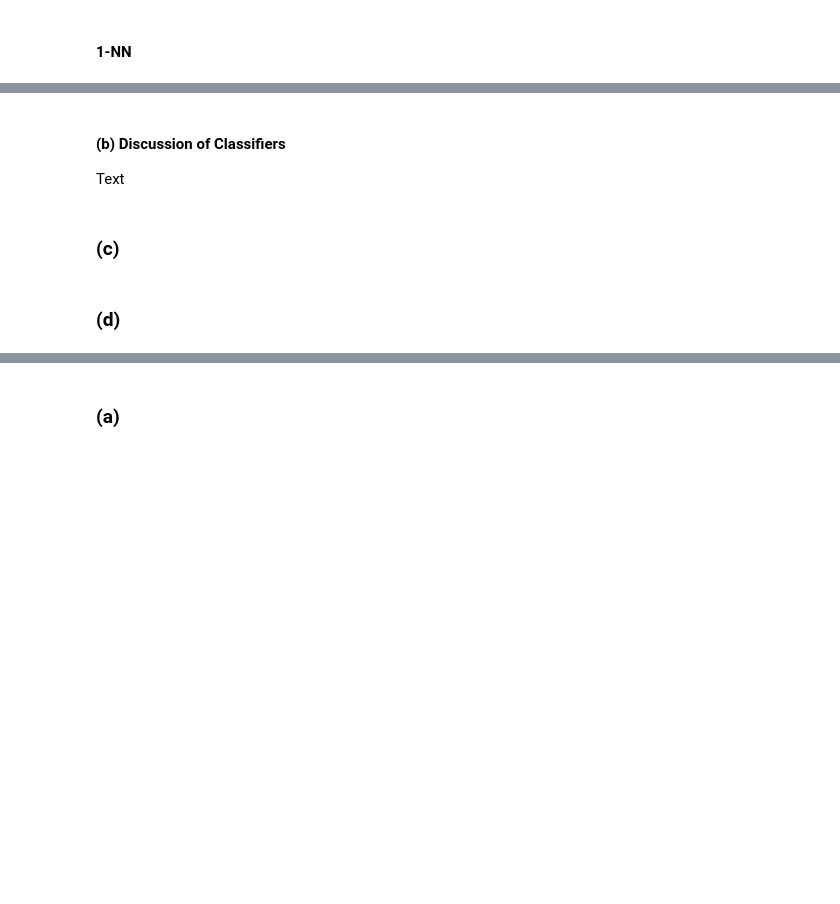
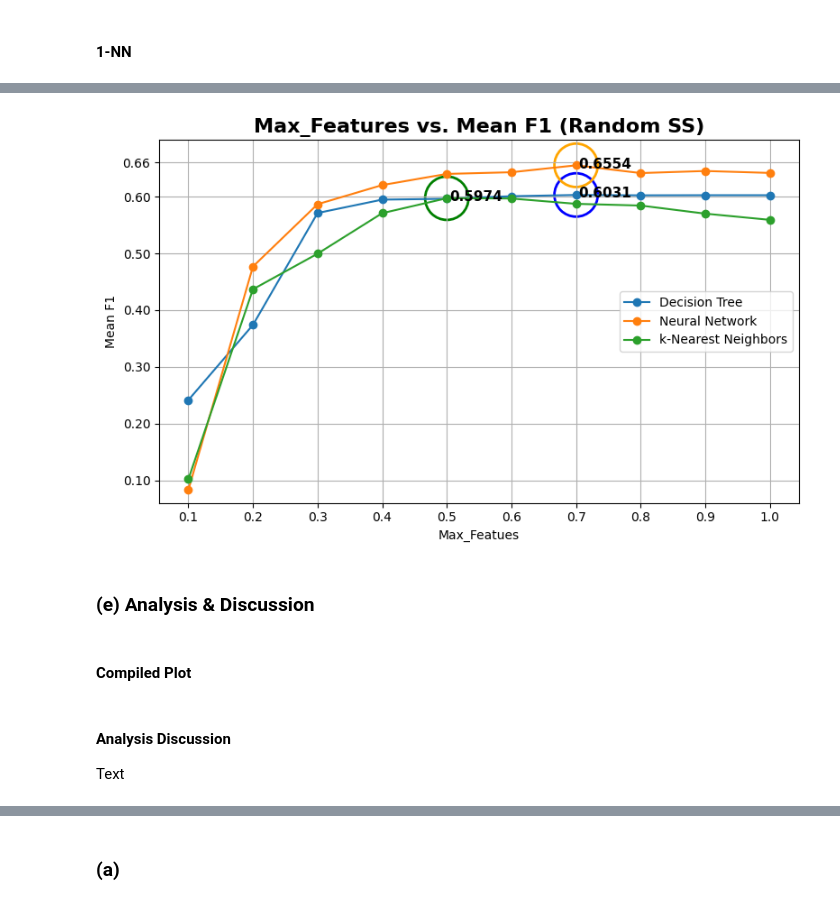
Before and after one commit to dandex200/COMP47490_Machine_Learning, a Jupyter notebook: Assignment_2/ML_A2.ipynb, the cells around one changed output, grey strips where cells are left out. Cells and saved outputs as stored; diff of their text form; code cells hidden in the pictures; blank space fills up the shorter version.

```diff
--- a/Assignment_2/ML_A2.ipynb
+++ b/Assignment_2/ML_A2.ipynb
@@ -286,8 +1072,46 @@ NameError: name 'keras' is not defined
+# %%
+# Plot
+fig, ax = plt.subplots(figsize=(8, 5))
+
+dtc_max_features = [result['max_features'] for result in dtc_random_features_results_list]
+dtc_mean_f1 = [result['mean_f1'] for result in dtc_random_features_results_list]
+nn_max_features = [result['max_features'] for result in NN_random_features_results_list]
+nn_mean_f1 = [result['mean_f1'] for result in NN_random_features_results_list]
+knn_max_features = [result['max_features'] for result in KNN_random_feature_results_list]
+knn_mean_f1 = [result['mean_f1'] for result in KNN_random_feature_results_list]
+
+ax.plot(dtc_max_features, dtc_mean_f1, label='Decision Tree', marker='o')
+ax.plot(nn_max_features, nn_mean_f1, label='Neural Network', marker='o')
+ax.plot(knn_max_features, knn_mean_f1, label='k-Nearest Neighbors', marker='o')
+
+ax.set_xlabel('Max_Featues')
+ax.set_ylabel('Mean F1')
+ax.set_title('Max_Features vs. Mean F1 (Random SS)', fontweight='bold', fontsize=16)
+ax.set_xticks(max_samples_list)
+yticks = [0.10, 0.20, 0.30, 0.40, 0.50, 0.60, 0.66]
+ax.set_yticks(yticks)
+ax.set_yticklabels([str(tick) for tick in yticks])
+ax.set_ylim(bottom=0.06, top=0.70)
+dtc_best_point = (0.7, 0.6031037823171135)
+nn_best_point = (0.7, 0.6553803595506553)
+knn_best_point = (0.5, 0.5973813715620981)
+plt.scatter(*dtc_best_point, s=1200, facecolors='none', edgecolors='blue', linewidths=2,)
+plt.scatter(*nn_best_point, s=1200, facecolors='none', edgecolors='orange', linewidths=2,)
+plt.scatter(*knn_best_point, s=1200, facecolors='none', edgecolors='green', linewidths=2)
+for point in [dtc_best_point, nn_best_point, knn_best_point]:
+    plt.text(point[0] + 0.0038, point[1] + 0.002, f'{point[1]:.4f}', fontsize=11, color='black', ha='left', va='center', fontweight='bold')
+ax.yaxis.set_major_formatter(ScalarFormatter())
+ax.legend(loc='center right')
+ax.grid(True)
+plt.tight_layout()
+plt.show()
+# %% [output]
+[figure, added]
+# %% [markdown]
+### (e) Analysis & Discussion
+# %% [markdown]
+#### Compiled Plot
 # %% [markdown]
-#### (b) Discussion of Classifiers
+#### Analysis Discussion
 
 Text
-# %% [markdown]
-### (c)
-# %% [markdown]
-### (d)
```
Also changed, not shown: parts of 53 cells of this notebook, 3 other files.
